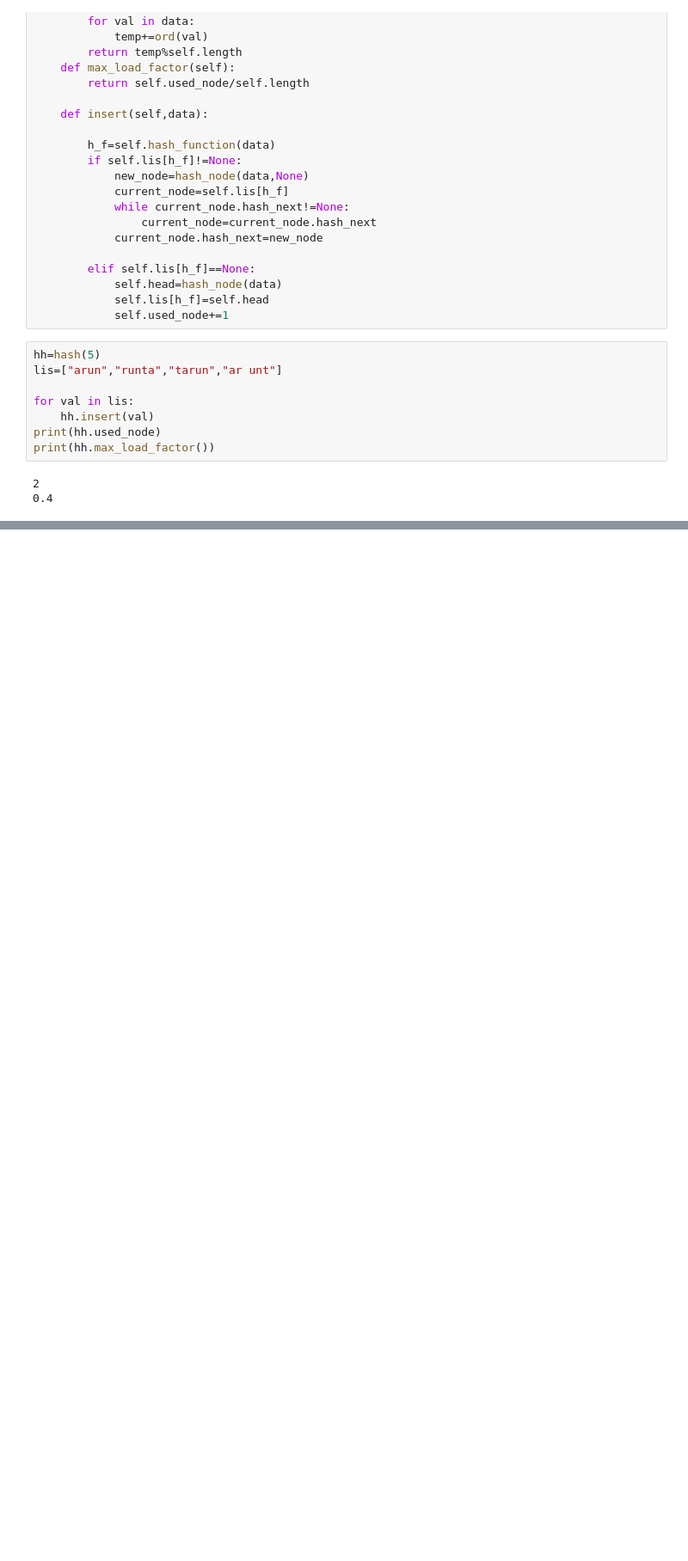
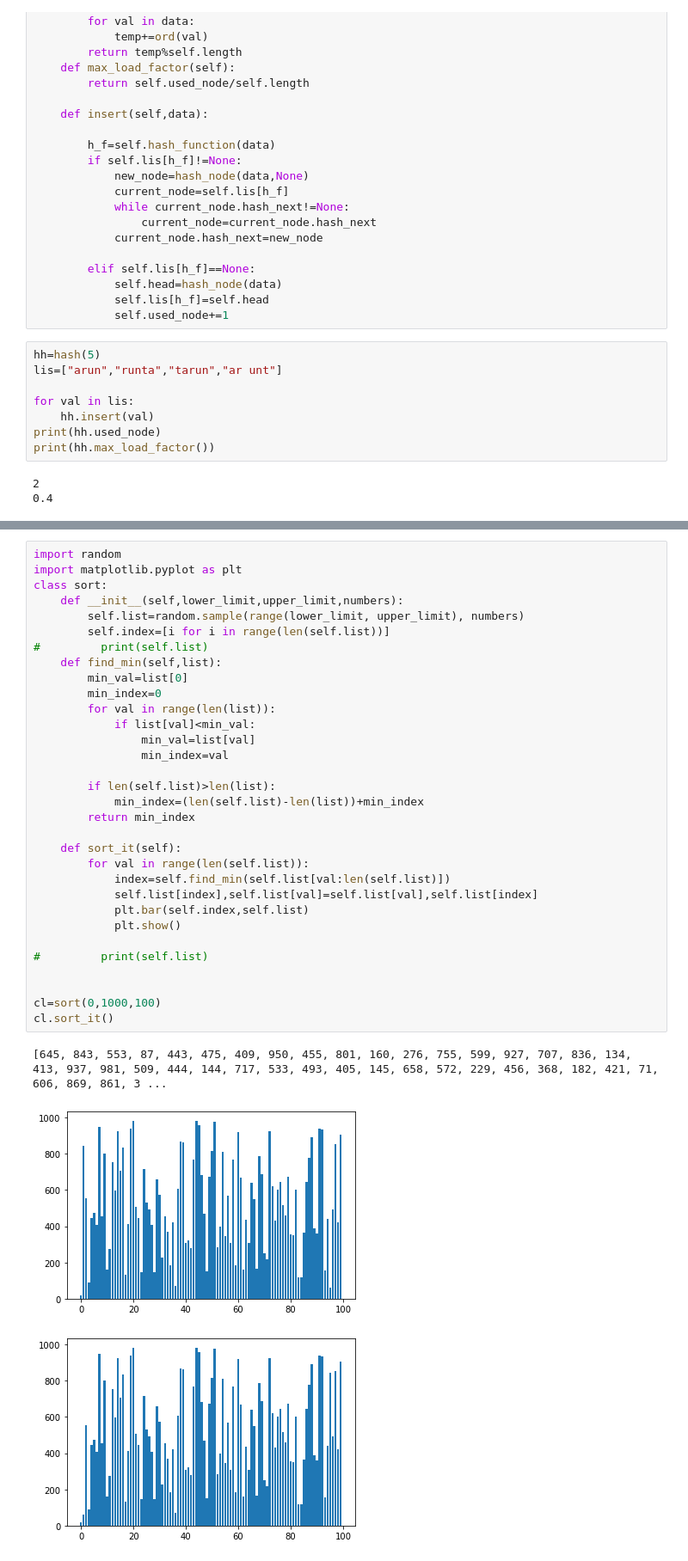
Before and after one commit to rishabh06sharma/Algorithms_Handbook, a Jupyter notebook: Algorithms notebook.ipynb, the cells around one changed output, grey strips where cells are left out. Shown at 86% size. Saved outputs shown, nothing was run; the diff lists cells and outputs as text; blank space fills up the shorter version.

Commit message:
selected sort

```diff
--- a/Algorithms notebook.ipynb
+++ b/Algorithms notebook.ipynb
@@ -936,0 +941,36 @@ print(hh.max_load_factor())
+# %%
+import random
+import matplotlib.pyplot as plt
+class sort:
+    def __init__(self,lower_limit,upper_limit,numbers):
+        self.list=random.sample(range(lower_limit, upper_limit), numbers)
+        self.index=[i for i in range(len(self.list))]
+#         print(self.list)
+    def find_min(self,list):
+        min_val=list[0]
+        min_index=0
+        for val in range(len(list)):
+            if list[val]<min_val:
+                min_val=list[val]
+                min_index=val
+
+        if len(self.list)>len(list):
+            min_index=(len(self.list)-len(list))+min_index
+        return min_index
+
+    def sort_it(self):
+        for val in range(len(self.list)):
+            index=self.find_min(self.list[val:len(self.list)])
+            self.list[index],self.list[val]=self.list[val],self.list[index]
+            plt.bar(self.index,self.list)
+            plt.show()
+
+#         print(self.list)
+
+
+cl=sort(0,1000,100)
+cl.sort_it()
+# %% [output]
+[645, 843, 553, 87, 443, 475, 409, 950, 455, 801, 160, 276, 755, 599, 927, 707, 836, 134, 413, 937, 981, 509, 444, 144, 717, 533, 493, 405, 145, 658, 572, 229, 456, 368, 182, 421, 71, 606, 869, 861, 3 ...
+[figure, added]
+[figure, added]
```
Also changed, not shown: parts of 3 cells of this notebook, 1 other file.
